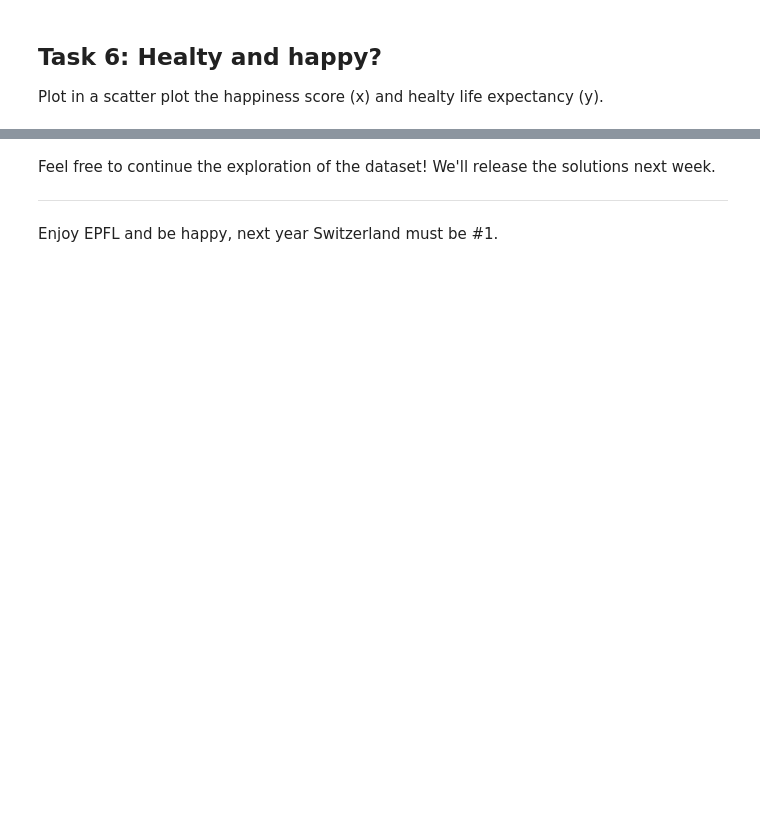
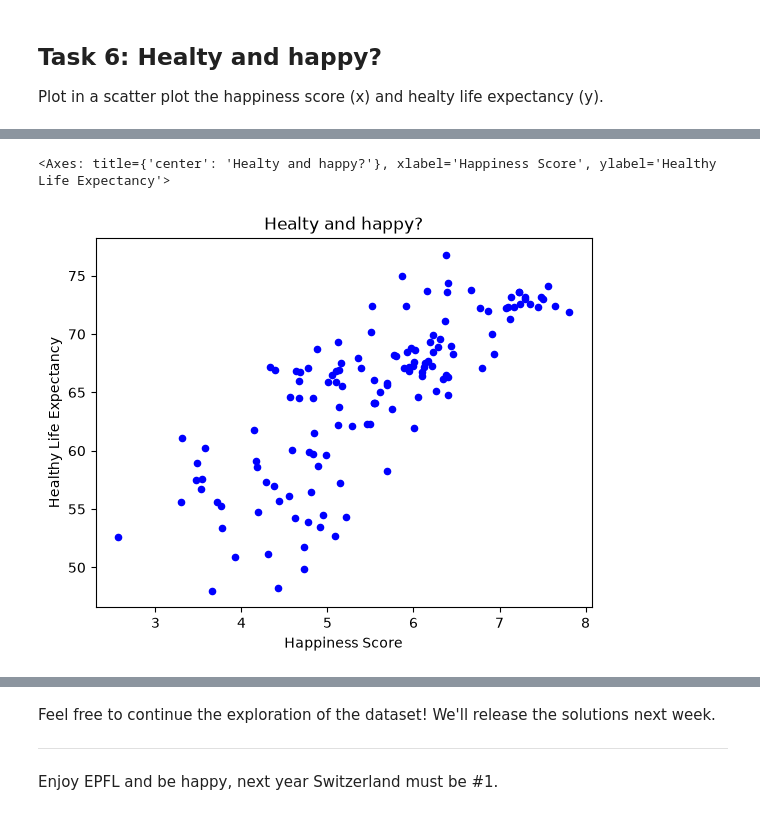
Before and after one commit to mt-tschudin/ADA2026, a Jupyter notebook: Exercises/01 - Handling data/Happiness.ipynb, the cells around one changed output, grey strips where cells are left out. Saved outputs shown, nothing was run; the diff lists cells and outputs as text; code cells hidden in the pictures; blank space fills up the shorter version.

```diff
--- a/Exercises/01 - Handling data/Happiness.ipynb
+++ b/Exercises/01 - Handling data/Happiness.ipynb
@@ -193,0 +271,5 @@ Plot in a scatter plot the happiness score (x) and healty life expectancy (y).
+# %%
+country_features.plot.scatter(x='happiness_score', y='healthy_life_expectancy', c="blue", title='Healty and happy?', xlabel='Happiness Score',ylabel='Healthy Life Expectancy')
+# %% [output]
+<Axes: title={'center': 'Healty and happy?'}, xlabel='Happiness Score', ylabel='Healthy Life Expectancy'>
+[figure, added]
```
Also changed, not shown: parts of 17 cells of this notebook.
